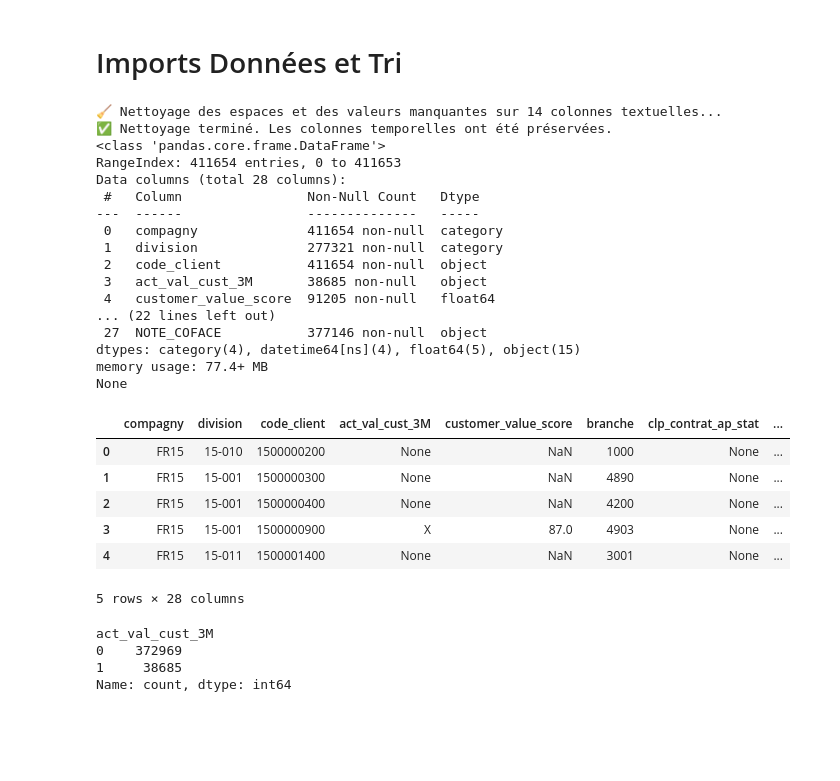
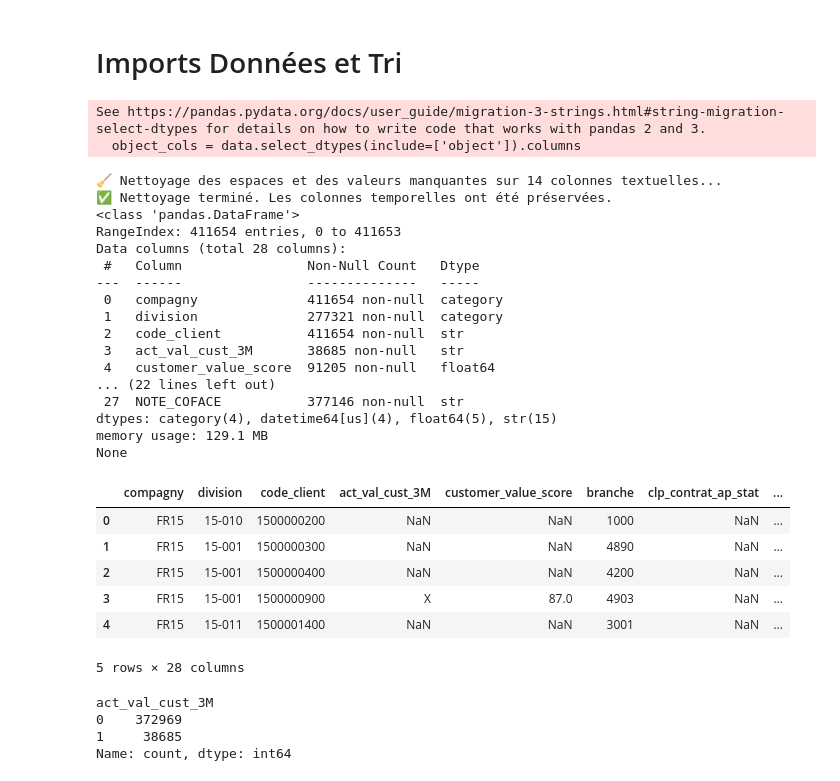
Before and after one commit to Lavin2110120/P8_OC_MLOps_2-2, a Jupyter notebook: notebooks/Girardin_Vincent_1_Notebook_data_prep_and_features_072026.ipynb, the cells around one changed output. Saved outputs shown, nothing was run; the diff lists cells and outputs as text; code cells hidden in the pictures; blank space fills up the shorter version.

```diff
--- a/notebooks/Girardin_Vincent_1_Notebook_data_prep_and_features_072026.ipynb
+++ b/notebooks/Girardin_Vincent_1_Notebook_data_prep_and_features_072026.ipynb
@@ -90,6 +90,13 @@ qtpy                  : None
 pyqt5                 : None
 # %% [markdown]
 # Imports Données et Tri
+# %%
+#je définis le chemin vers les data
+from pathlib import Path
+
+project_root = Path.cwd().parent
+path_data_file1 = project_root / "data" / "solution_client.csv"
+path_data_file2= project_root / "data" / "facturation2016.parquet"
 # %%
 # 1. Liste des noms de colonne
 column_names = ['compagny', 'division', 'code_client', 'act_val_cust_3M', 'customer_value_score','branche', 'clp_contrat_ap_stat', 'cp', 'country', 'group_key', 'date_first_invoice', 'date_last_invoice',
@@ -109,7 +116,7 @@ types_dict = {
 
 # 3. Importation optimisée et sécurisée
 data = pd.read_csv(
-    '../data/solution_client.csv',
+    path_data_file1,
     sep=';',
     header=None,
     names=column_names,
@@ -120,56 +127,58 @@ data = pd.read_csv(
     na_values=['NULL', '#', ' ', 'NULL '],
     keep_default_na=True,
     low_memory=False
 )
 
 # ==========================================================
 # ÉTAPE 4 : NETTOYAGE SÉCURISÉ DES CHAÎNES DE CARACTÈRES
 # ==========================================================
 # 1. On identifie toutes les colonnes de type 'object' (chaînes de caractères potentielles)
 object_cols = data.select_dtypes(include=['object']).columns
 
 # 2. On liste explicitement les colonnes de dates pour les protéger de la conversion en string
 colonnes_dates_a_proteger = ['date_first_invoice', 'date_last_invoice', 'COFACE_DATE_CREA_ENT']
 
 # 3. On filtre pour ne garder que les vraies colonnes textuelles métiers
 string_cols = [col for col in object_cols if col not in colonnes_dates_a_proteger]
 
 print(f"🧹 Nettoyage des espaces et des valeurs manquantes sur {len(string_cols)} colonnes textuelles...")
 
 # 4. Application du nettoyage uniquement sur les colonnes de texte pur
 for col in string_cols:
     data[col] = data[col].astype(str).str.strip().replace({'nan': None, 'None': None})
 
 print("✅ Nettoyage terminé. Les colonnes temporelles ont été préservées.")
 
 # 5. Vérification rapide
 print(data.info())
 display(data.head())
 # %% [output]
-🧹 Nettoyage des espaces et des valeurs manquantes sur 14 colonnes textuelles...
-✅ Nettoyage terminé. Les colonnes temporelles ont été préservées.
-<class 'pandas.core.frame.DataFrame'>
-RangeIndex: 411654 entries, 0 to 411653
-Data columns (total 28 columns):
- #   Column                Non-Null Count   Dtype
----  ------                --------------   -----
- 0   compagny              411654 non-null  category
- 1   division              277321 non-null  category
- 2   code_client           411654 non-null  object
- 3   act_val_cust_3M       38685 non-null   object
- 4   customer_value_score  91205 non-null   float64
-... (22 lines left out)
- 27  NOTE_COFACE           377146 non-null  object
-dtypes: category(4), datetime64[ns](4), float64(5), object(15)
-memory usage: 77.4+ MB
-None
+See https://pandas.pydata.org/docs/user_guide/migration-3-strings.html#string-migration-select-dtypes for details on how to write code that works with pandas 2 and 3.
+  object_cols = data.select_dtypes(include=['object']).columns
+🧹 Nettoyage des espaces et des valeurs manquantes sur 14 colonnes textuelles...
+✅ Nettoyage terminé. Les colonnes temporelles ont été préservées.
+<class 'pandas.DataFrame'>
+RangeIndex: 411654 entries, 0 to 411653
+Data columns (total 28 columns):
+ #   Column                Non-Null Count   Dtype
+---  ------                --------------   -----
+ 0   compagny              411654 non-null  category
+ 1   division              277321 non-null  category
+ 2   code_client           411654 non-null  str
+ 3   act_val_cust_3M       38685 non-null   str
+ 4   customer_value_score  91205 non-null   float64
+... (22 lines left out)
+ 27  NOTE_COFACE           377146 non-null  str
+dtypes: category(4), datetime64[us](4), float64(5), str(15)
+memory usage: 129.1 MB
+None
 |  | compagny | division | code_client | act_val_cust_3M | customer_value_score | branche | clp_contrat_ap_stat | ... |
-| 0 | FR15 | 15-010 | 1500000200 | None | NaN | 1000 | None | ... |
-| 1 | FR15 | 15-001 | 1500000300 | None | NaN | 4890 | None | ... |
-| 2 | FR15 | 15-001 | 1500000400 | None | NaN | 4200 | None | ... |
-| 3 | FR15 | 15-001 | 1500000900 | X | 87.0 | 4903 | None | ... |
-| 4 | FR15 | 15-011 | 1500001400 | None | NaN | 3001 | None | ... |
+| 0 | FR15 | 15-010 | 1500000200 | NaN | NaN | 1000 | NaN | ... |
+| 1 | FR15 | 15-001 | 1500000300 | NaN | NaN | 4890 | NaN | ... |
+| 2 | FR15 | 15-001 | 1500000400 | NaN | NaN | 4200 | NaN | ... |
+| 3 | FR15 | 15-001 | 1500000900 | X | 87.0 | 4903 | NaN | ... |
+| 4 | FR15 | 15-011 | 1500001400 | NaN | NaN | 3001 | NaN | ... |
-5 rows × 28 columns
+5 rows × 28 columns
 # %%
 # Je transforme en booléen act_val_cust_3M
 data['act_val_cust_3M']=data['act_val_cust_3M'].fillna(0).replace({'X':'1'})
```
Also changed, not shown: parts of 24 cells of this notebook, 19 other files.
